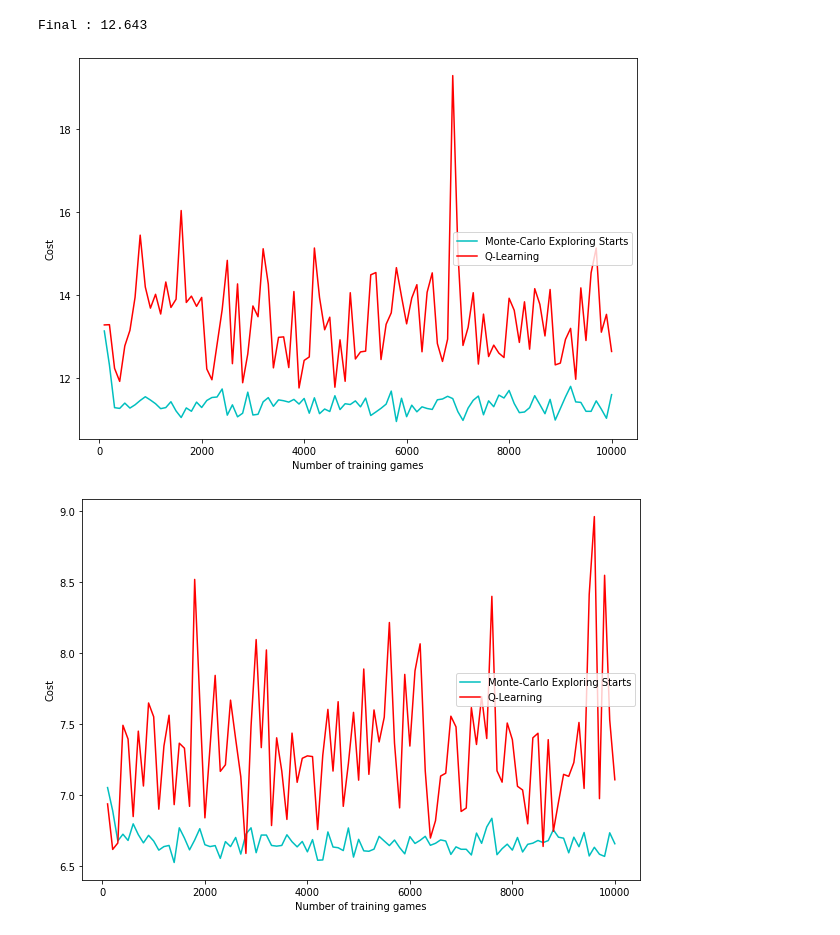
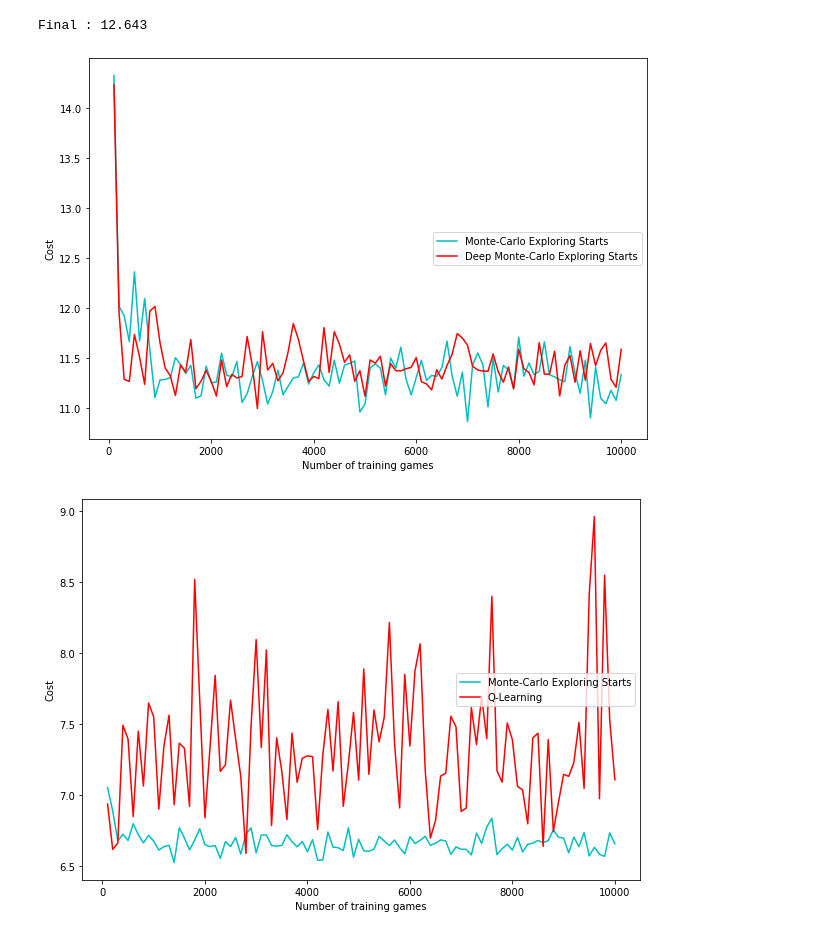
Before and after one commit to AMasquelier/Reinforcement-Learning, a Jupyter notebook: Tests_SnakesAndLadders.ipynb, the cells around one changed output. Cells and saved outputs as stored; diff of their text form; code cells hidden in the pictures.

```diff
--- a/Tests_SnakesAndLadders.ipynb
+++ b/Tests_SnakesAndLadders.ipynb
@@ -11,9 +12,9 @@ learning_curve(game, QLearning(game, gamma=0.8), n=2000, steps=100, n_games=1000
 Final : 12.643
 # %%
 game = SnakesAndLadders([0,0,0,0,0,2,3,0,0,4,0,1,4,0,0])
-compare_learning_curve(game, MCES(game, gamma=0.8), QLearning(game))
+compare_learning_curve(game, MCES(game, gamma=0.8), DeepMCES(game))
 # %% [output]
-[figure, old version]
+[figure, new version]
 # %%
 game = SnakesAndLadders([0,0,0,0,0,0,0,0,0,0,0,0,0,0,0], False)
 compare_learning_curve(game, MCES(game, gamma=0.8), QLearning(game))
```
Also changed, not shown: parts of 1 cell of this notebook.
